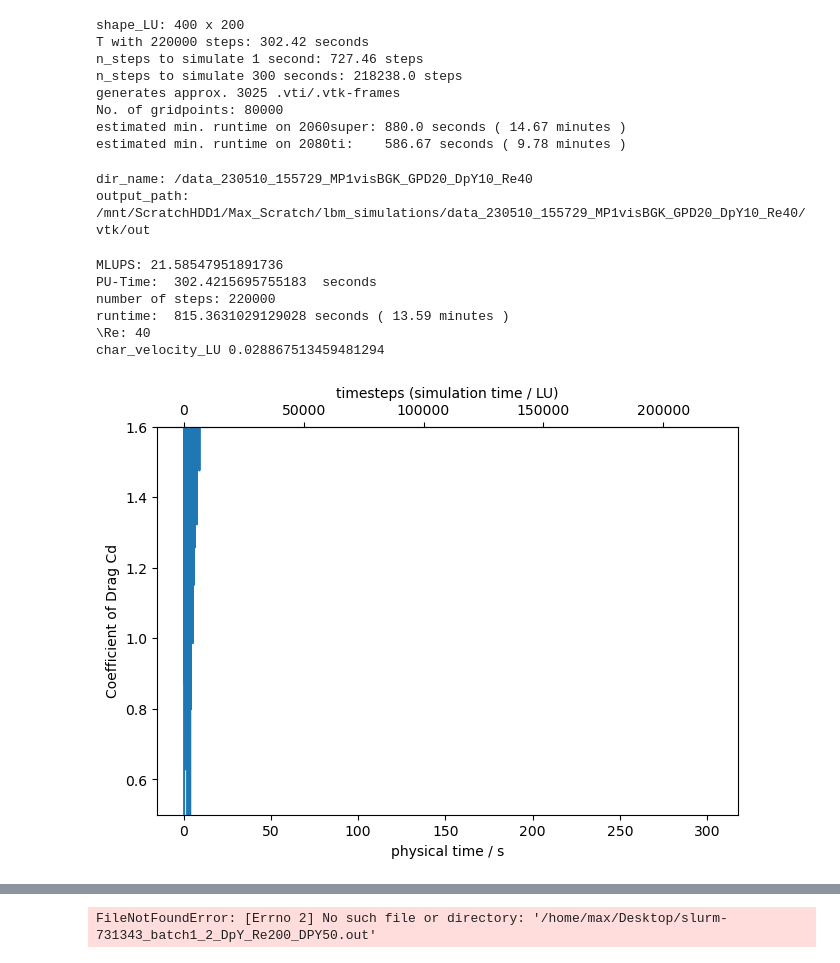
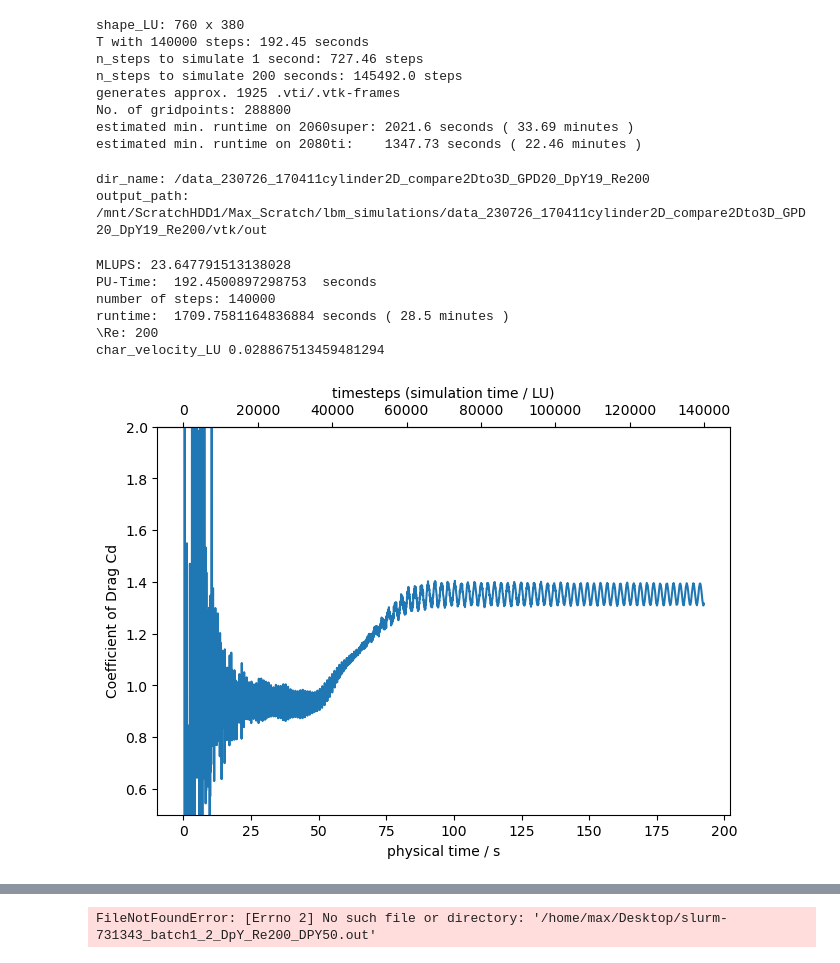
Before and after one commit to MaxBille/lettuce, a Jupyter notebook: myTest/cylinder2D_development.ipynb, the cells around one changed output, grey strips where cells are left out. Saved outputs shown, nothing was run; the diff lists cells and outputs as text; code cells hidden in the pictures.

```diff
--- a/myTest/cylinder2D_development.ipynb
+++ b/myTest/cylinder2D_development.ipynb
@@ -17,16 +17,16 @@ import os
 import shutil
 # %%
 ### Simulationsparameter - Steuerung
-re = 40   # Reynoldszahl
+re = 200   # Reynoldszahl
 Ma = 0.05     # Machzahl
-n_steps = 220000    # Schrittzahl
+n_steps = 140000    # Schrittzahl
 setup_diameter = 1  # D_PU = char_length_pu -> this defines the PU-Reference
 flow_velocity = 1  # U_PU = char_velocity_pu -> this defines the PU-Reference velocity (u_max of inflow)
 
 periodic_start = 0.9  # relative start of peak_finding for Cd_mean Measurement to cut of any transients
 
 gridpoints_per_diameter = 20  # gp_per_D -> this defines the resolution ( D_LU = GPD+1)
-domain_width_in_D = 10  # D/Y  -> this defines the domain-size and total number of Lattice-Nodes
+domain_width_in_D = 19  # D/Y  -> this defines the domain-size and total number of Lattice-Nodes
 domain_length_in_D = 2*domain_width_in_D  # D/X
 
 # if DpY is even, resulting GPD can't be odd for symmetrical cylinder and channel
@@ -39,7 +39,7 @@ if domain_width_in_D % 2 == 0 and gridpoints_per_diameter % 2 != 0:
     gridpoints_per_diameter = int(gridpoints_per_diameter/2)*2   # make gpd even
     print("(!) domain_width_in_D is even, gridpoints_per_diameter will be "+str(gridpoints_per_diameter)+". Use odd domain_width_in_D to enable use of odd GPD!")
 
-T_target=300
+T_target=200
 print("shape_LU:", gridpoints_per_diameter*domain_length_in_D, "x", gridpoints_per_diameter*domain_width_in_D)
 print("T with", n_steps, "steps:", round(n_steps * (setup_diameter/(gridpoints_per_diameter+1))*(Ma*1/np.sqrt(3)/flow_velocity),2), "seconds")
 print("n_steps to simulate 1 second:", round(((gridpoints_per_diameter+1)/setup_diameter)*(flow_velocity/(Ma*1/np.sqrt(3))),2), "steps")
@@ -49,7 +49,7 @@ u_init = 0    # initiales Geschwindigkeitsfeld: # 0: uniform u=0, # 1: uniform u
 perturb_init = True   # leichte Asymmetrie in Anfangs-Geschwindigkeitsverteilung -> triggert Karman'sche Wirbelstraße für Re>47
 bb_wall = False    # Randbedingungen der lateralen Kanalwände: True= bounce-back-walls und parabelförmiges Geschwindigkeisprodil am Einlass, False= periodic BC und uniforme Geschwindigkeit am Einlass
 cylinder = True    # Objekt: True = cylinder, False = no obstascle
-halfway = True    # BounceBackBoundary-Algorithmus: True=Halfway, False=Fullway
+halfway = False    # BounceBackBoundary-Algorithmus: True=Halfway, False=Fullway
 drag_out = True    # drag_coefficient als observable-reporter
 lift_out = True    # lift_coefficient als observable-reporter
 vtk_fps=10    # FramesPerSecond (/PU) für vtk-output
@@ -71,20 +71,20 @@ print("No. of gridpoints:", gridpoints)
 print("estimated min. runtime on 2060super:", round(n_steps*gridpoints/(1e6*mlups_2060super),2), "seconds (", round(n_steps*gridpoints/(1e6*mlups_2060super)/60,2),"minutes )")
 print("estimated min. runtime on 2080ti:   ", round(n_steps*gridpoints/(1e6*mlups_2080ti),2), "seconds (", round(n_steps*gridpoints/(1e6*mlups_2080ti)/60,2),"minutes )")
 # %% [output]
-shape_LU: 400 x 200
-T with 220000 steps: 302.42 seconds
+shape_LU: 760 x 380
+T with 140000 steps: 192.45 seconds
 n_steps to simulate 1 second: 727.46 steps
-n_steps to simulate 300 seconds: 218238.0 steps
-generates approx. 3025 .vti/.vtk-frames
-No. of gridpoints: 80000
-estimated min. runtime on 2060super: 880.0 seconds ( 14.67 minutes )
-estimated min. runtime on 2080ti:    586.67 seconds ( 9.78 minutes )
+n_steps to simulate 200 seconds: 145492.0 steps
+generates approx. 1925 .vti/.vtk-frames
+No. of gridpoints: 288800
+estimated min. runtime on 2060super: 2021.6 seconds ( 33.69 minutes )
+estimated min. runtime on 2080ti:    1347.73 seconds ( 22.46 minutes )
 # %%
 ### Data_Output (vtk)
 output_save = True
 
 # naming:
-batch = "_MP1visBGK"
+batch = "cylinder2D_compare2Dto3D"
 version = "_GPD" + str(gridpoints_per_diameter) + "_DpY" + str(domain_width_in_D) + "_Re"+str(re)
 
 if output_save:  # toggle output
@@ -105,8 +105,8 @@ if output_save:  # toggle output
 else:
     vtk_out = False
 # %% [output]
-dir_name: /data_230510_155729_MP1visBGK_GPD20_DpY10_Re40
-output_path: /mnt/ScratchHDD1/Max_Scratch/lbm_simulations/data_230510_155729_MP1visBGK_GPD20_DpY10_Re40/vtk/out
+dir_name: /data_230726_170411cylinder2D_compare2Dto3D_GPD20_DpY19_Re200
+output_path: /mnt/ScratchHDD1/Max_Scratch/lbm_simulations/data_230726_170411cylinder2D_compare2Dto3D_GPD20_DpY19_Re200/vtk/out
 # %%
 ### Simulationssetup
 
@@ -158,13 +158,13 @@ if vtk_out == True:
 
 # Observable reporter: drag coefficient
 if drag_out == True:
-    DragObservable = lt.DragCoefficient(lattice,flow,sim,area=setup_diameter)  # erstelle Observable // ! area A=2*r is in PU
+    DragObservable = lt.DragCoefficient(lattice,flow,sim._boundaries[-1],area=setup_diameter)  # erstelle Observable // ! area A=2*r is in PU
     Dragreport = lt.ObservableReporter(DragObservable, out=None)  # erstelle Reporter für Observable
     sim.reporters.append(Dragreport)  # hänge Reporter in Simulator ein
 
 # Observable reporter: lift coefficient
 if lift_out == True:
-    LiftObservable = lt.LiftCoefficient(lattice,flow,sim,area=setup_diameter)
+    LiftObservable = lt.LiftCoefficient(lattice,flow,sim._boundaries[-1],area=setup_diameter)
     Liftreport = lt.ObservableReporter(LiftObservable, out=None)
     sim.reporters.append(Liftreport)
 
@@ -187,34 +187,34 @@ print("runtime: ",runtime, "seconds (", round(runtime/60,2),"minutes )")
 print("\Re:",re)
 print("char_velocity_LU", flow.units.characteristic_velocity_lu)
 # %% [output]
-MLUPS: 21.58547951891736
-PU-Time:  302.4215695755183  seconds
-number of steps: 220000
-runtime:  815.3631029129028 seconds ( 13.59 minutes )
-\Re: 40
+MLUPS: 23.647791513138028
+PU-Time:  192.4500897298753  seconds
+number of steps: 140000
+runtime:  1709.7581164836884 seconds ( 28.5 minutes )
+\Re: 200
 char_velocity_LU 0.028867513459481294
 # %%
 ### plot Drag coefficient
 
 drag_coefficient = np.array(Dragreport.out)
 #print('  stepLU        ', 'timePU        ', 'Cd')
 #print(drag_coefficient) # prints: stepLU, timePU, value
 
 fig, ax = plt.subplots(constrained_layout=True)
 ax.plot(drag_coefficient[:,1],drag_coefficient[:,2])
 ax.set_xlabel("physical time / s")
 ax.set_ylabel("Coefficient of Drag Cd")
-ax.set_ylim([0.5,1.6])
+ax.set_ylim([0.5,2])
 #ax.set_ylim([1.54,1.545])
 #ax.set_xlim([500,600])
 secax = ax.secondary_xaxis('top', functions=(flow.units.convert_time_to_lu, flow.units.convert_time_to_pu))
 secax.set_xlabel("timesteps (simulation time / LU)")
 if output_save:
     plt.savefig(output_path+dir_name+"/drag_coefficient.png")
     np.savetxt(output_path+dir_name+"/drag_coefficient.txt", drag_coefficient, header="stepLU  |  timePU  |  Cd  FROM str(timestamp)")
 plt.show()
 # %% [output]
-[figure, old version]
+[figure, new version]
 # %%
 ### calculate mean drag_coefficient in periodic reagion:
 try:
```
Also changed, not shown: parts of 12 cells of this notebook, 5 other files.
